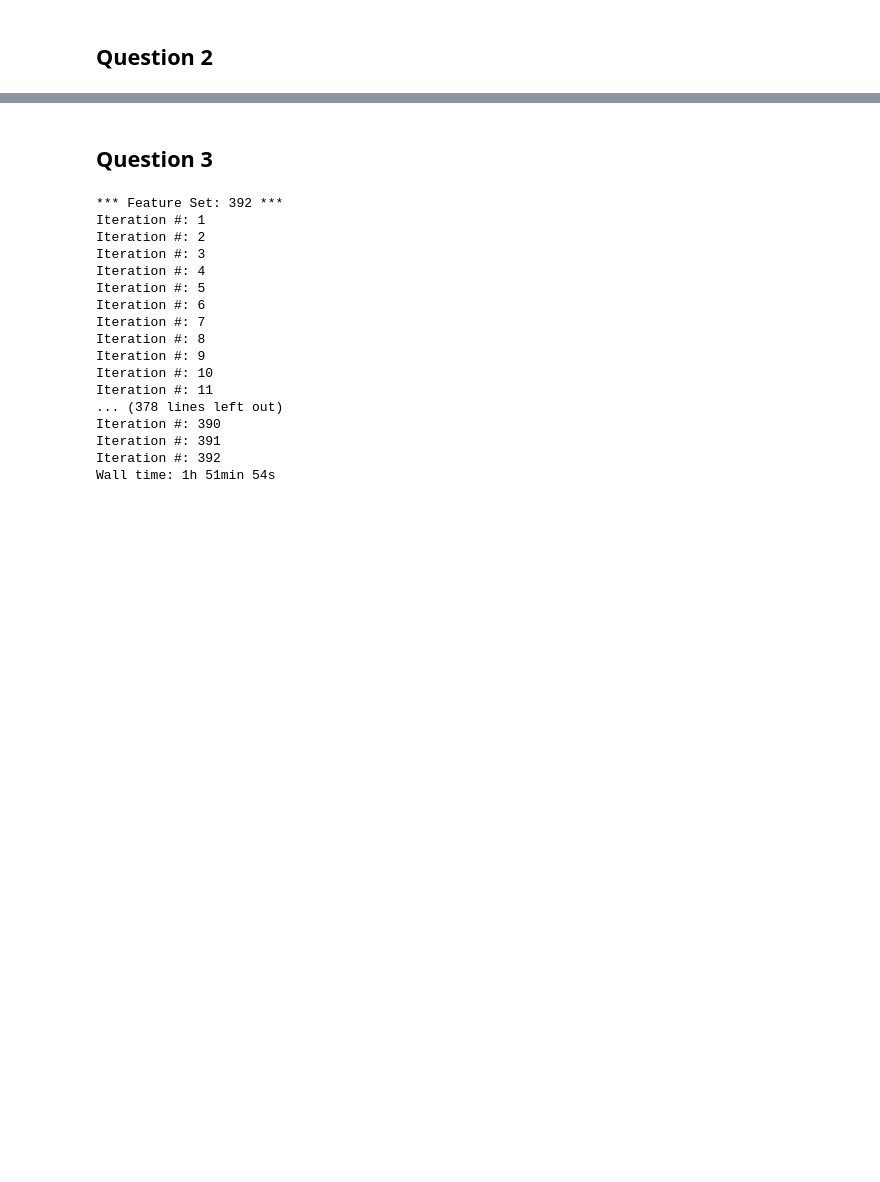
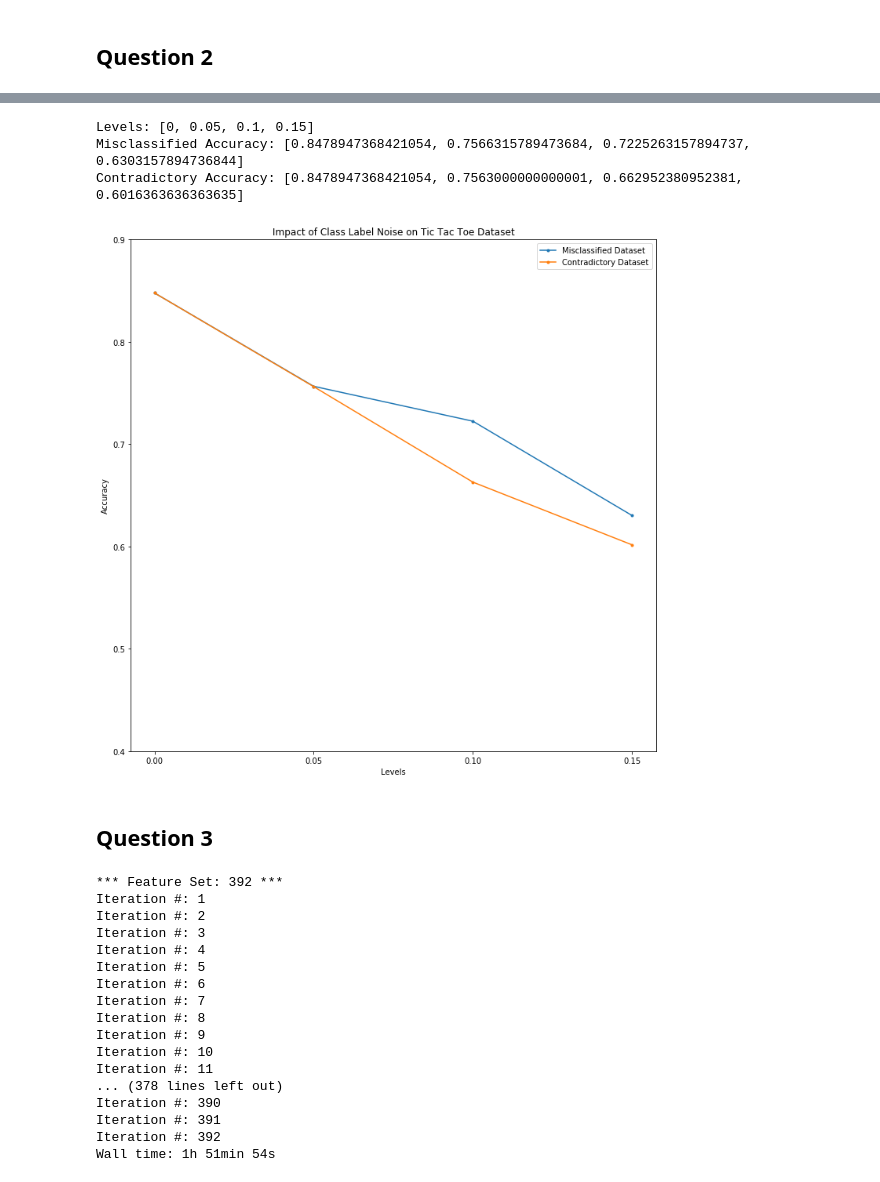
Before and after one commit to sujan-sube/pattern-recognition-asgmt, a Jupyter notebook: assignment-2/assignment-2.ipynb, the cells around one changed output, grey strips where cells are left out. Saved outputs shown, nothing was run; the diff lists cells and outputs as text; code cells hidden in the pictures; blank space fills up the shorter version.

```diff
--- a/assignment-2/assignment-2.ipynb
+++ b/assignment-2/assignment-2.ipynb
@@ -576,3 +631,49 @@ Accuracy: 0.6252 +/- 0.0330
+# %%
+# do 10 times 10 CV on tic tac toe dataset
+pruned = False
+levels = [0, 0.05, 0.1, 0.15]
+
+tictactoe_misclassifed_acc = []
+tictactoe_contradictory_acc = []
+for level in levels:
+
+    if level == 0:
+        accuracy = np.mean(crossvalidation(tictactoe_clf, tictactoe_X, tictactoe_Y, iters=10, k=10, pruned=pruned))
+        tictactoe_misclassifed_acc.append(accuracy)
+        tictactoe_contradictory_acc.append(accuracy)
+
+    else:
+        m_new_x, m_new_y = misclassified(tictactoe_X, tictactoe_Y, level)
+        c_new_x, c_new_y = contradictory(tictactoe_X, tictactoe_Y, level)
+
+        m_accuracy = np.mean(crossvalidation(tictactoe_clf, m_new_x, m_new_y, iters=10, k=10, pruned=pruned))
+        c_accuracy = np.mean(crossvalidation(tictactoe_clf, c_new_x, c_new_y, iters=10, k=10, pruned=pruned))
+
+        tictactoe_misclassifed_acc.append(m_accuracy)
+        tictactoe_contradictory_acc.append(c_accuracy)
+
+
+print(f"Levels: {levels}")
+print(f"Misclassified Accuracy: {tictactoe_misclassifed_acc}")
+print(f"Contradictory Accuracy: {tictactoe_contradictory_acc}")
+# %% [output]
+Levels: [0, 0.05, 0.1, 0.15]
+Misclassified Accuracy: [0.8478947368421054, 0.7566315789473684, 0.7225263157894737, 0.6303157894736844]
+Contradictory Accuracy: [0.8478947368421054, 0.7563000000000001, 0.662952380952381, 0.6016363636363635]
+# %%
+# plot the results from 10 time 10 CV for tic tac toe dataset
+fig, ax = plt.subplots(figsize=(12,12))
+plt.plot(levels, tictactoe_misclassifed_acc, label='Misclassified Dataset', marker='.')
+plt.plot(levels, tictactoe_contradictory_acc, label='Contradictory Dataset', marker='.')
+plt.xlabel('Levels')
+plt.ylabel('Accuracy')
+plt.title('Impact of Class Label Noise on Tic Tac Toe Dataset')
+plt.legend()
+plt.ylim(0.4, 0.9)
+ax.set_xticks(levels)
+plt.show()
+# %% [output]
+[figure, added]
 # %% [markdown]
 ## Question 3
 # %%
```
Also changed, not shown: parts of 7 cells of this notebook.
